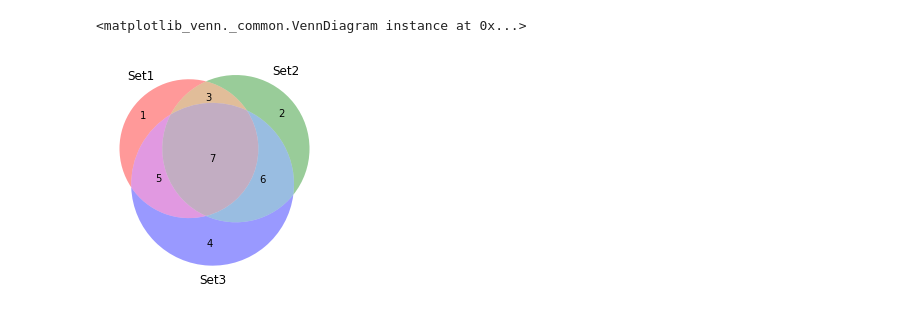
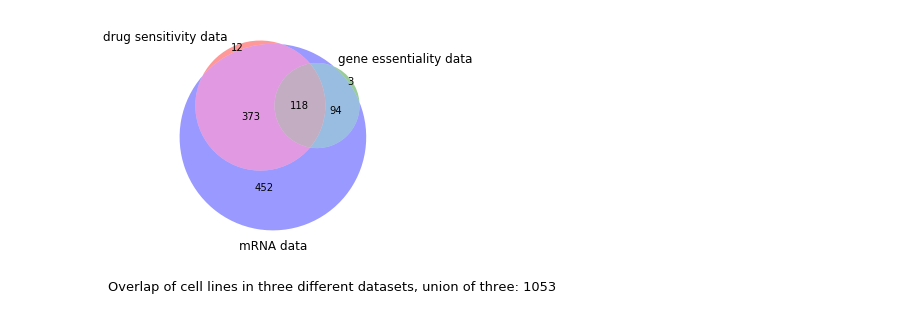
Before and after one commit to MollyZhang/drug_sensitivity_ML, a Jupyter notebook: profiling/Venn_diagrams.ipynb, the cells around one changed output. Saved outputs shown, nothing was run; the diff lists cells and outputs as text; code cells hidden in the pictures.

Commit message:
plot venn diagram of gene overlap between three data sources

```diff
--- a/profiling/Venn_diagrams.ipynb
+++ b/profiling/Venn_diagrams.ipynb
@@ -5,22 +5,25 @@ from matplotlib_venn import venn3
 from matplotlib import pyplot as plt
 import pandas as pd
 %matplotlib inline
-# %%
-# example of how matplotlib_venn works
-venn3(subsets = range(1, 8), set_labels = ('Set1', 'Set2', 'Set3'))
-# %% [output]
-<matplotlib_venn._common.VennDiagram instance at 0x...>
-[figure, removed]
 # %%
+# Overlap between cell lines
+
 sensitivity_file = "../psl/data/first_model/sensitive_truth.txt"
 essentiality_file = "../psl/data/first_model/essential.txt"
 mRNA_file = "../psl/data/first_model/active.txt"
 
 sensitive_df = pd.read_csv(sensitivity_file, delimiter="\t", header=None)
 sensitive_set = set(sensitive_df[0])
 
 essential_df = pd.read_csv(essentiality_file, delimiter="\t", header=None)
 essential_set = set(essential_df[0])
 
 active_df = pd.read_csv(mRNA_file, delimiter="\t", header=None)
 active_set = set(active_df[0])
+
+labels = ["drug sensitivity data", "gene essentiality data", "mRNA data"]
+venn3(subsets=[sensitive_set, essential_set, active_set], set_labels=labels)
+plt.text(-1, -1, "Overlap of cell lines in three different datasets, union of three: 1053", fontsize=13)
+plt.savefig("../plots/cell_line_venn.png", dpi=200, bbox_inches='tight')
+# %% [output]
+[figure, added]
```
Also changed, not shown: parts of 4 cells of this notebook, 2 other files.
